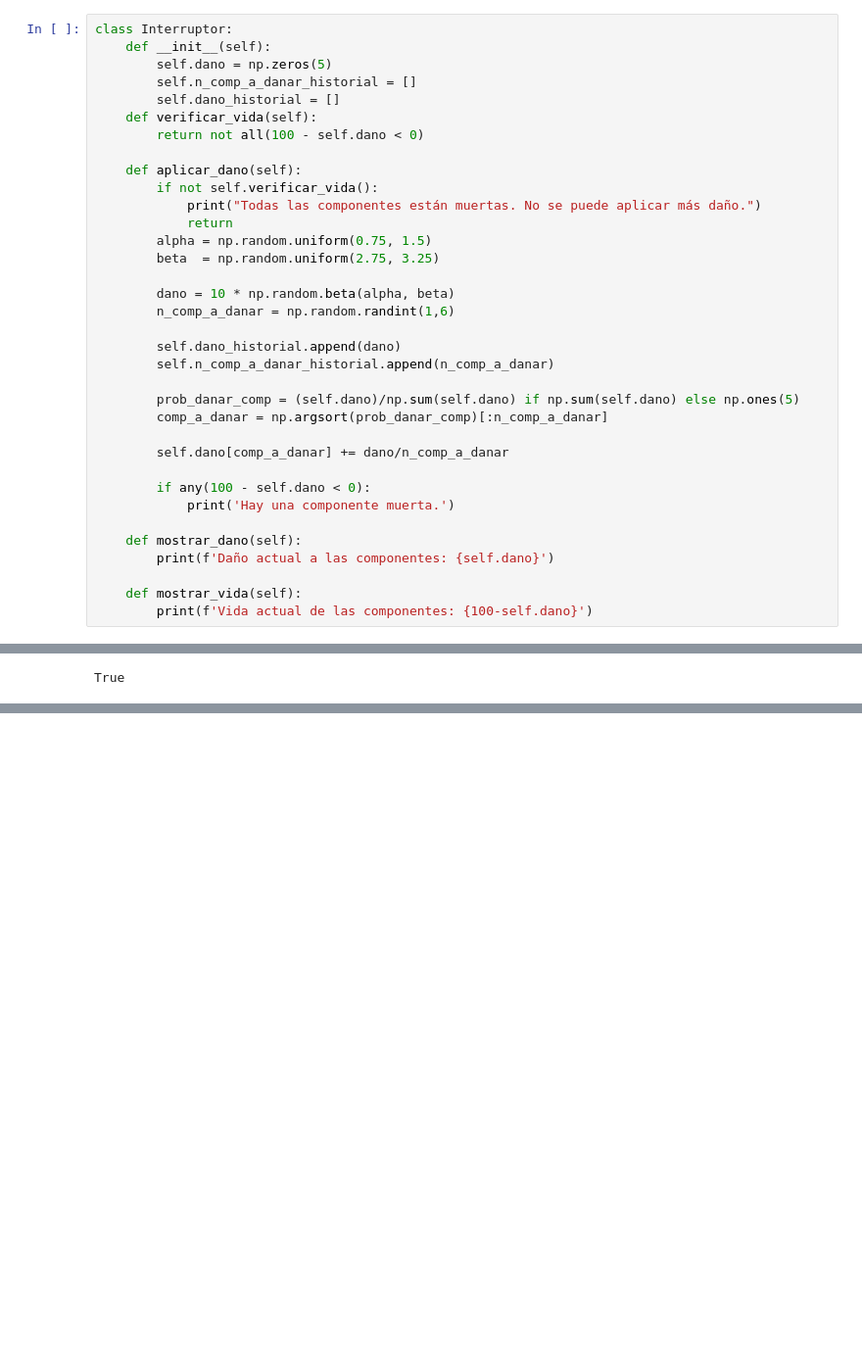
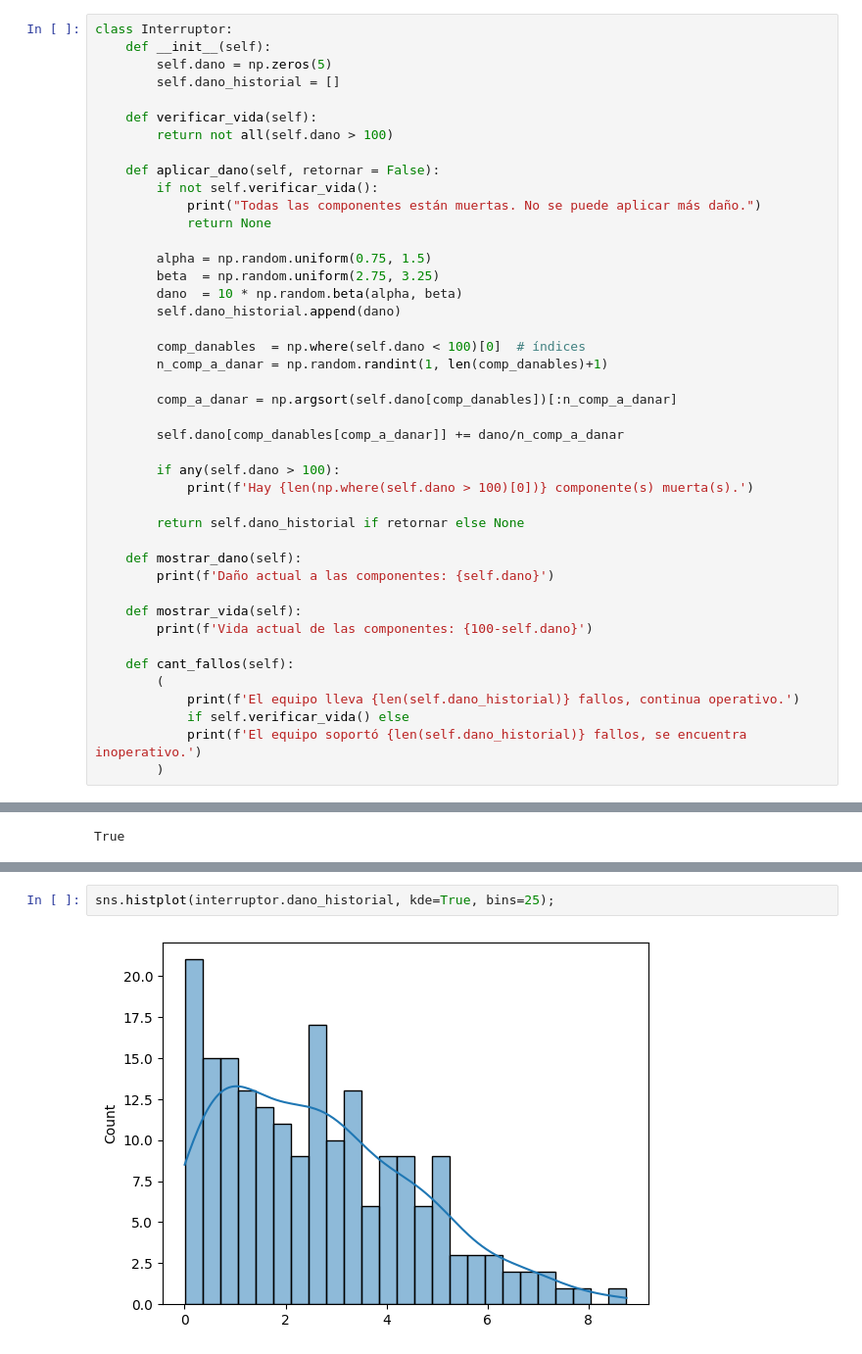
Before and after one commit to AlejandroVillazonG/MAT468, a Jupyter notebook: certamen/P4/p4.ipynb, the cells around one changed output, grey strips where cells are left out. Shown at 98% size. Drawn from its saved outputs; the diff is of its cells as text; blank space fills up the shorter version.

Commit message:
P4 avance con clase Interruptor
Signed-off-by: AlejandroVillazonG <alejandro.villazon@usm.cl>

```diff
--- a/certamen/P4/p4.ipynb
+++ b/certamen/P4/p4.ipynb
@@ -4,37 +10,45 @@ import numpy as np
 class Interruptor:
     def __init__(self):
         self.dano = np.zeros(5)
-        self.n_comp_a_danar_historial = []
         self.dano_historial = []
+
     def verificar_vida(self):
-        return not all(100 - self.dano < 0)
+        return not all(self.dano > 100)
 
-    def aplicar_dano(self):
+    def aplicar_dano(self, retornar = False):
         if not self.verificar_vida():
             print("Todas las componentes están muertas. No se puede aplicar más daño.")
-            return
+            return None
+
         alpha = np.random.uniform(0.75, 1.5)
         beta  = np.random.uniform(2.75, 3.25)
+        dano  = 10 * np.random.beta(alpha, beta)
+        self.dano_historial.append(dano)
 
-        dano = 10 * np.random.beta(alpha, beta)
-        n_comp_a_danar = np.random.randint(1,6)
+        comp_danables  = np.where(self.dano < 100)[0]  # índices
+        n_comp_a_danar = np.random.randint(1, len(comp_danables)+1)
 
-        self.dano_historial.append(dano)
-        self.n_comp_a_danar_historial.append(n_comp_a_danar)
+        comp_a_danar = np.argsort(self.dano[comp_danables])[:n_comp_a_danar]
 
-        prob_danar_comp = (self.dano)/np.sum(self.dano) if np.sum(self.dano) else np.ones(5)
-        comp_a_danar = np.argsort(prob_danar_comp)[:n_comp_a_danar]
+        self.dano[comp_danables[comp_a_danar]] += dano/n_comp_a_danar
 
-        self.dano[comp_a_danar] += dano/n_comp_a_danar
+        if any(self.dano > 100):
+            print(f'Hay {len(np.where(self.dano > 100)[0])} componente(s) muerta(s).')
 
-        if any(100 - self.dano < 0):
-            print('Hay una componente muerta.')
+        return self.dano_historial if retornar else None
 
     def mostrar_dano(self):
         print(f'Daño actual a las componentes: {self.dano}')
 
     def mostrar_vida(self):
         print(f'Vida actual de las componentes: {100-self.dano}')
+
+    def cant_fallos(self):
+        (
+            print(f'El equipo lleva {len(self.dano_historial)} fallos, continua operativo.')
+            if self.verificar_vida() else
+            print(f'El equipo soportó {len(self.dano_historial)} fallos, se encuentra inoperativo.')
+        )
 # %%
 interruptor = Interruptor()
 
@@ -96,0 +114,4 @@ interruptor.n_comp_a_danar_historial
+# %%
+sns.histplot(interruptor.dano_historial, kde=True, bins=25);
+# %% [output]
+[figure, added]
```
Also changed, not shown: parts of 12 cells of this notebook.
